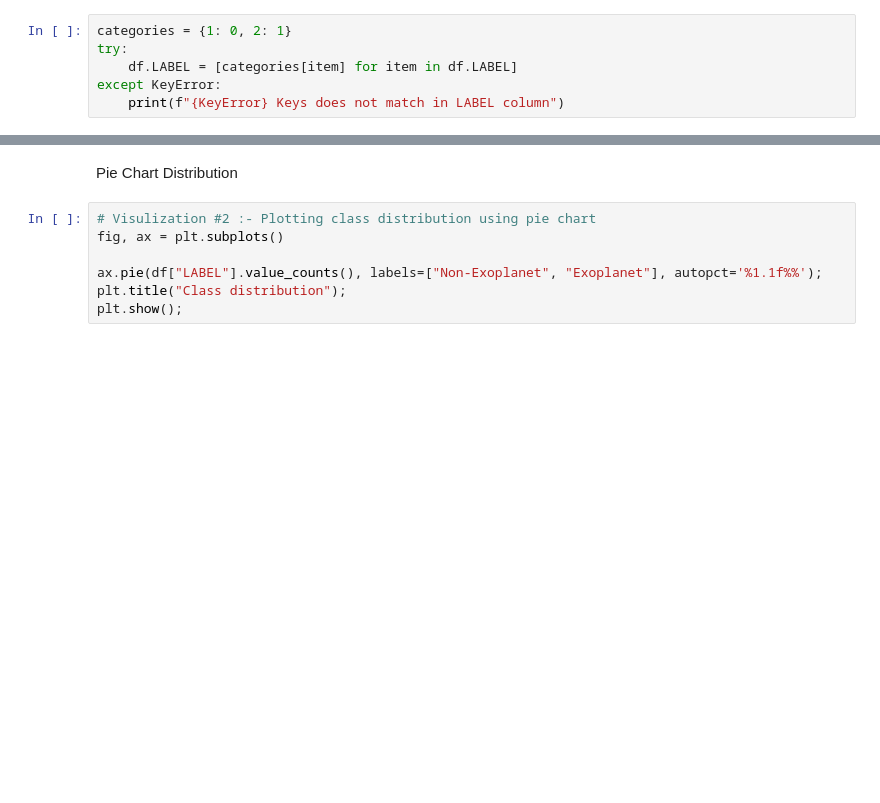
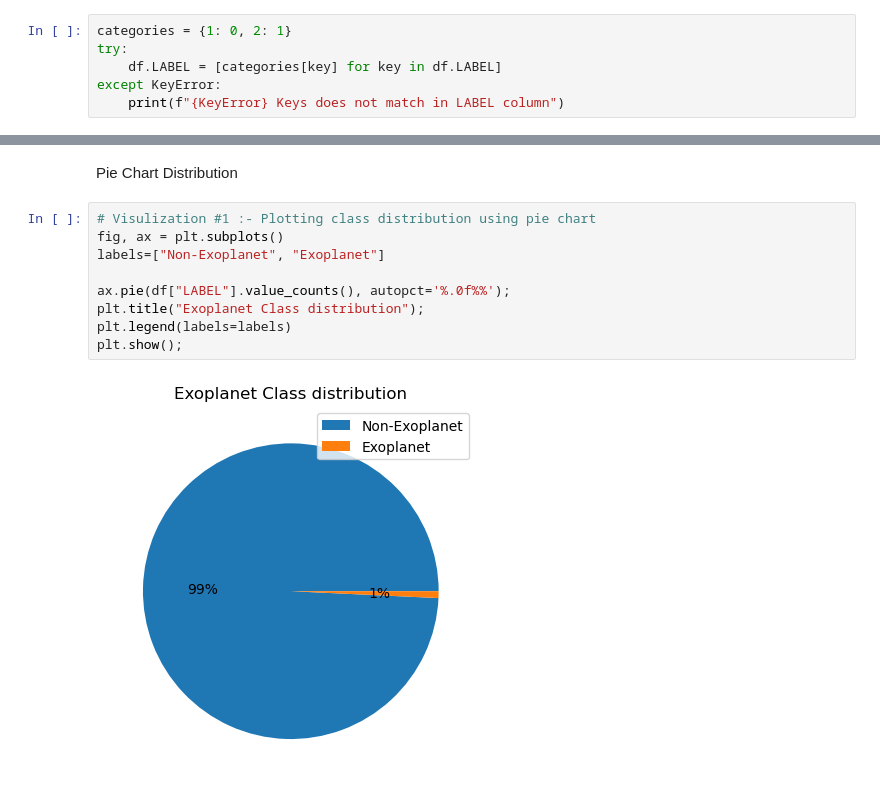
Before and after one commit to shekar-raja/exoplanet-detection-system-ml, a Jupyter notebook: Exoplanet Detection System.ipynb, the cells around one changed output, grey strips where cells are left out. Cells and saved outputs as stored; diff of their text form; blank space fills up the shorter version.

```diff
--- a/Exoplanet Detection System.ipynb
+++ b/Exoplanet Detection System.ipynb
@@ -82,6 +145,6 @@ stats.iloc[:10, :]
 # %%
 categories = {1: 0, 2: 1}
 try:
-    df.LABEL = [categories[item] for item in df.LABEL]
+    df.LABEL = [categories[key] for key in df.LABEL]
 except KeyError:
     print(f"{KeyError} Keys does not match in LABEL column")
@@ -107,10 +159,14 @@ print(f"From {len(df["LABEL"])} rows, there are {df["LABEL"].value_counts()[0]}
 # %% [markdown]
 Pie Chart Distribution
 # %%
-# Visulization #2 :- Plotting class distribution using pie chart
+# Visulization #1 :- Plotting class distribution using pie chart
 fig, ax = plt.subplots()
+labels=["Non-Exoplanet", "Exoplanet"]
 
-ax.pie(df["LABEL"].value_counts(), labels=["Non-Exoplanet", "Exoplanet"], autopct='%1.1f%%');
-plt.title("Class distribution");
+ax.pie(df["LABEL"].value_counts(), autopct='%.0f%%');
+plt.title("Exoplanet Class distribution");
+plt.legend(labels=labels)
 plt.show();
+# %% [output]
+[figure, added]
 # %%
```
Also changed, not shown: parts of 35 cells of this notebook.
